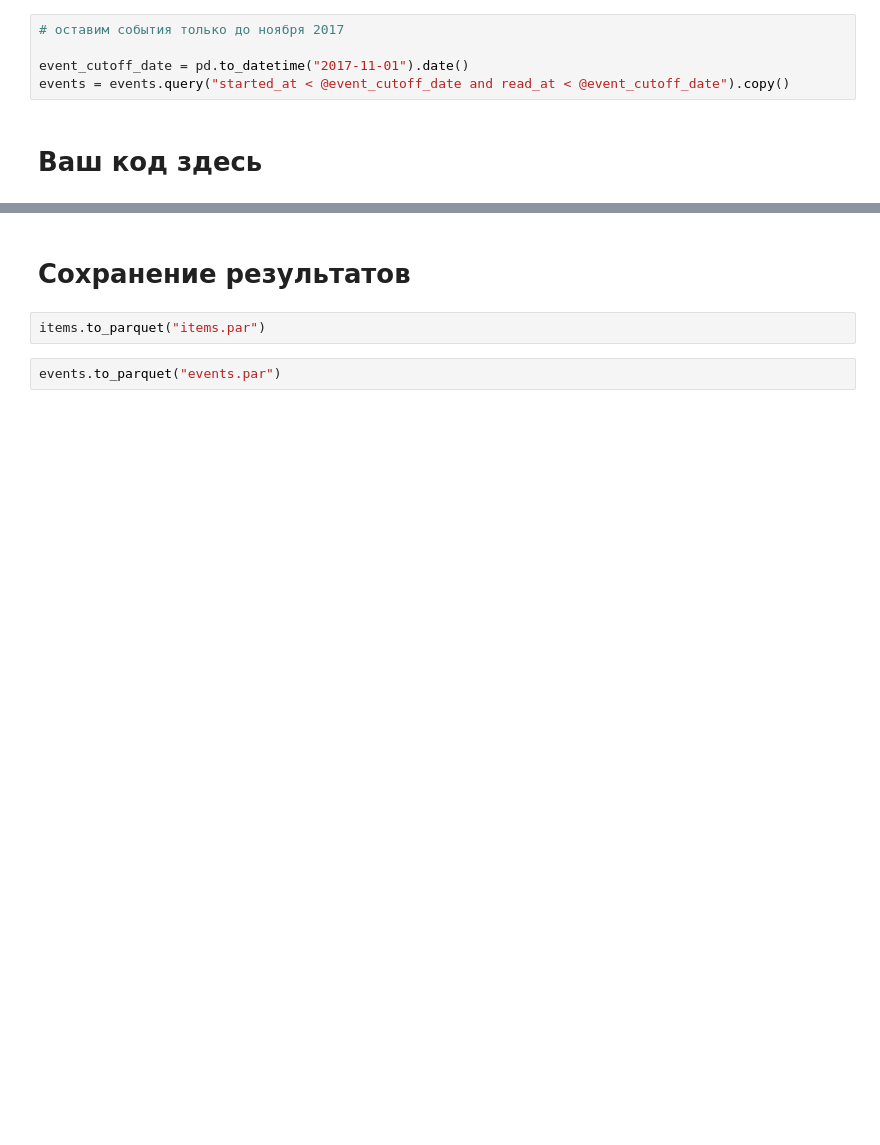
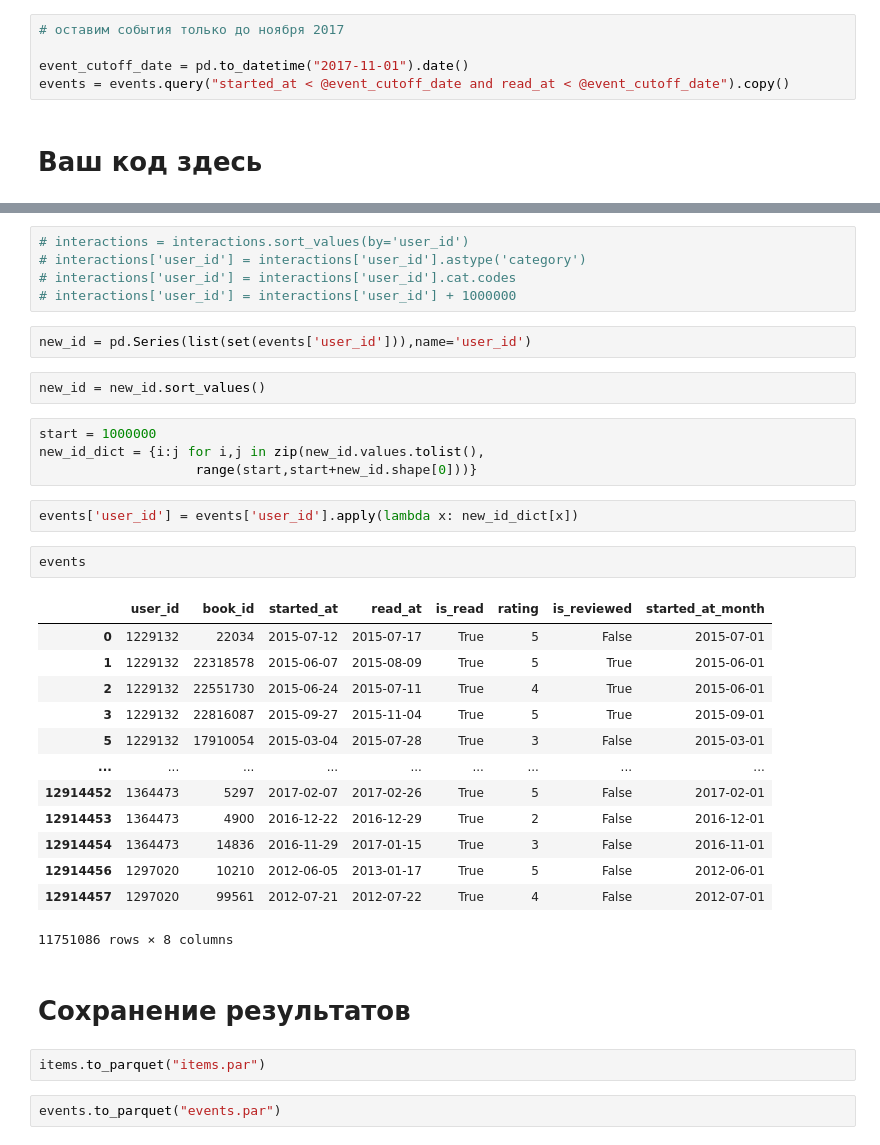
Before and after one commit to AnnettVsemPrivet/mle-recsys-start, a Jupyter notebook: preprocessing.ipynb, the cells around one changed output, grey strips where cells are left out. Drawn from its saved outputs; the diff is of its cells as text; blank space fills up the shorter version.

```diff
--- a/preprocessing.ipynb
+++ b/preprocessing.ipynb
@@ -217,3 +226,34 @@ events = events.query("started_at < @event_cutoff_date and read_at < @event_cuto
+# %%
+# interactions = interactions.sort_values(by='user_id')
+# interactions['user_id'] = interactions['user_id'].astype('category')
+# interactions['user_id'] = interactions['user_id'].cat.codes
+# interactions['user_id'] = interactions['user_id'] + 1000000
+# %%
+new_id = pd.Series(list(set(events['user_id'])),name='user_id')
+# %%
+new_id = new_id.sort_values()
+# %%
+start = 1000000
+new_id_dict = {i:j for i,j in zip(new_id.values.tolist(),
+                    range(start,start+new_id.shape[0]))}
+# %%
+events['user_id'] = events['user_id'].apply(lambda x: new_id_dict[x])
+# %%
+events
+# %% [output]
+|  | user_id | book_id | started_at | read_at | is_read | rating | is_reviewed | started_at_month |
+| 0 | 1229132 | 22034 | 2015-07-12 | 2015-07-17 | True | 5 | False | 2015-07-01 |
+| 1 | 1229132 | 22318578 | 2015-06-07 | 2015-08-09 | True | 5 | True | 2015-06-01 |
+| 2 | 1229132 | 22551730 | 2015-06-24 | 2015-07-11 | True | 4 | True | 2015-06-01 |
+| 3 | 1229132 | 22816087 | 2015-09-27 | 2015-11-04 | True | 5 | True | 2015-09-01 |
+| 5 | 1229132 | 17910054 | 2015-03-04 | 2015-07-28 | True | 3 | False | 2015-03-01 |
+| ... | ... | ... | ... | ... | ... | ... | ... | ... |
+| 12914452 | 1364473 | 5297 | 2017-02-07 | 2017-02-26 | True | 5 | False | 2017-02-01 |
+| 12914453 | 1364473 | 4900 | 2016-12-22 | 2016-12-29 | True | 2 | False | 2016-12-01 |
+| 12914454 | 1364473 | 14836 | 2016-11-29 | 2017-01-15 | True | 3 | False | 2016-11-01 |
+| 12914456 | 1297020 | 10210 | 2012-06-05 | 2013-01-17 | True | 5 | False | 2012-06-01 |
+| 12914457 | 1297020 | 99561 | 2012-07-21 | 2012-07-22 | True | 4 | False | 2012-07-01 |
+11751086 rows × 8 columns
 # %% [markdown]
 # Сохранение результатов
 # %%
```
Also changed, not shown: parts of 14 cells of this notebook, 3 other files.
